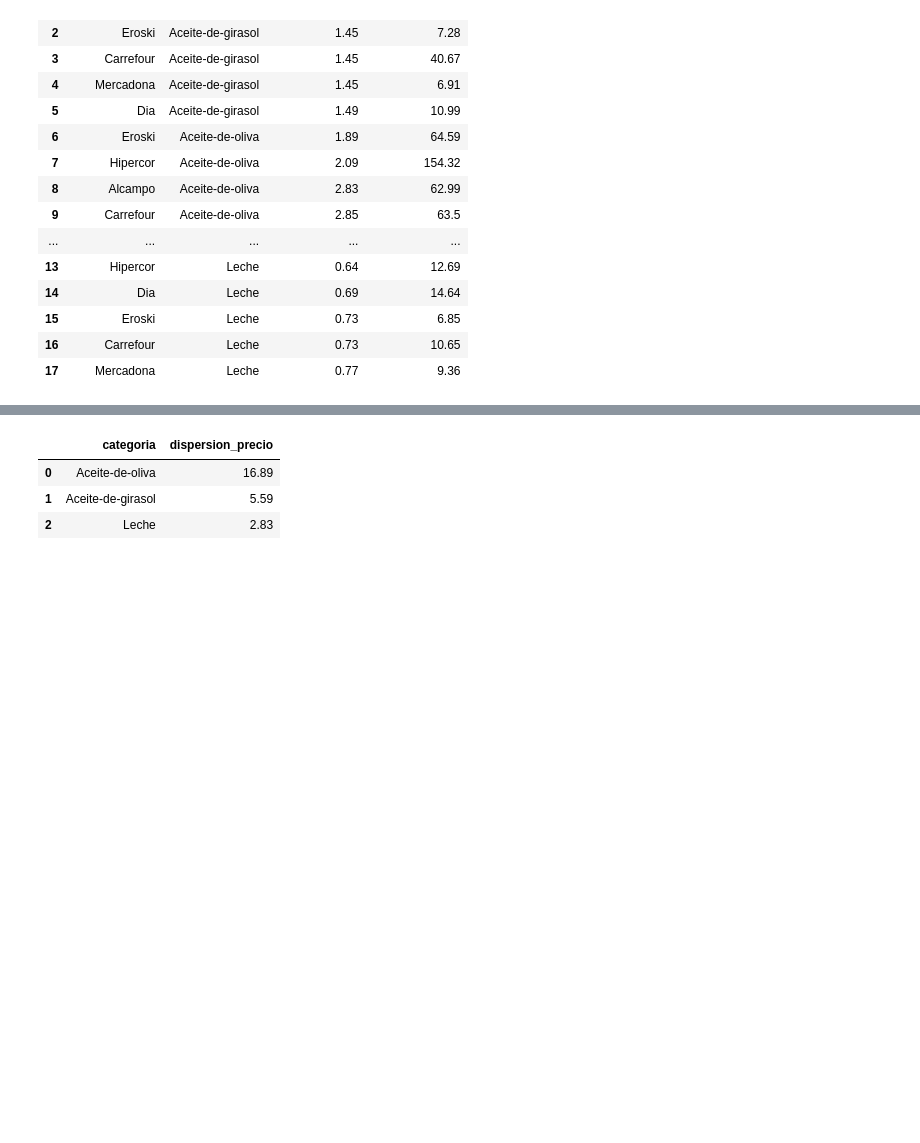
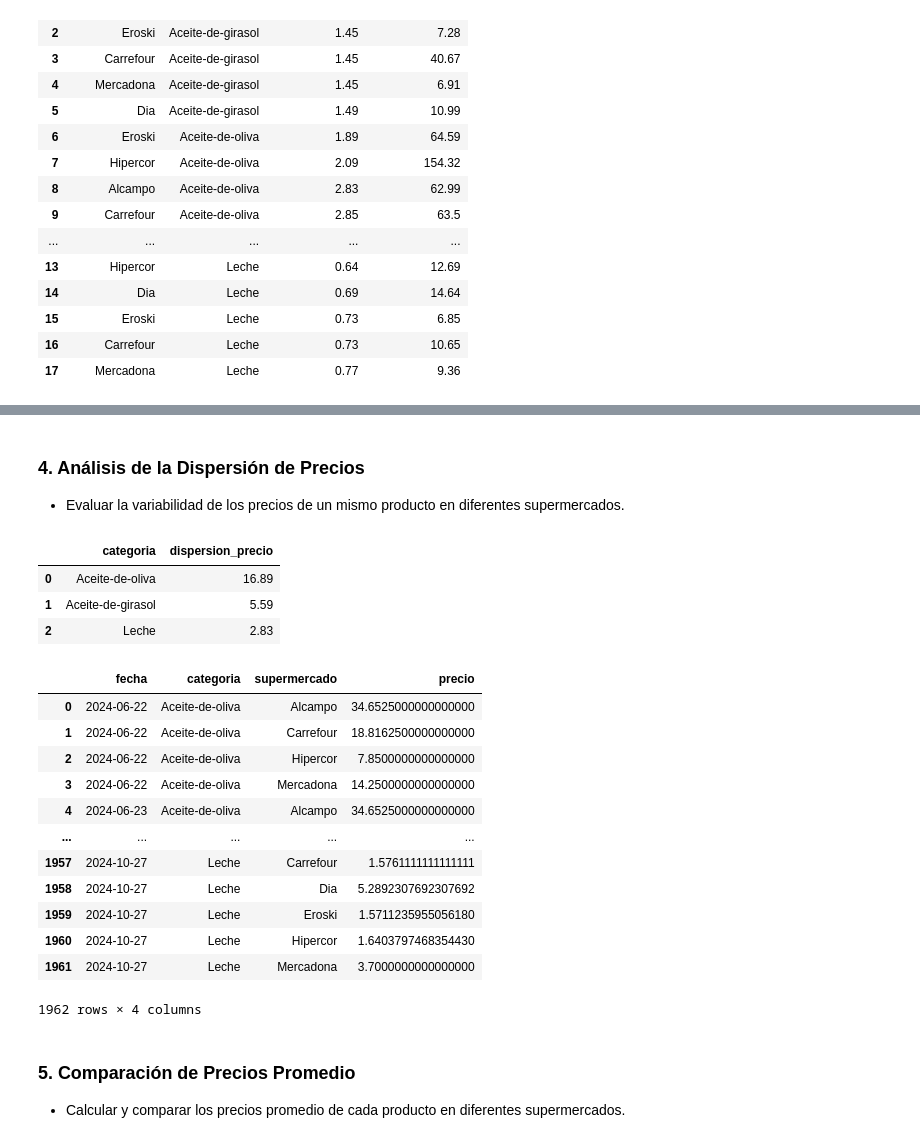
Before and after one commit to davfranco1/Proyecto4-AnalisisFacua, a Jupyter notebook: notebooks/3_QueriesVisualizaciónAnálisis.ipynb, the cells around one changed output, grey strips where cells are left out. Saved outputs shown, nothing was run; the diff lists cells and outputs as text; code cells hidden in the pictures; blank space fills up the shorter version.

```diff
--- a/notebooks/3_QueriesVisualizaciónAnálisis.ipynb
+++ b/notebooks/3_QueriesVisualizaciónAnálisis.ipynb
@@ -269,6 +281,10 @@ fig3.update_layout(
 
 
 fig3.show()
+# %% [markdown]
+### 4. Análisis de la Dispersión de Precios
+
+- Evaluar la variabilidad de los precios de un mismo producto en diferentes supermercados.
 # %%
 query4 = '''
 SELECT
@@ -292,3 +308,36 @@ resultado4
 | 0 | Aceite-de-oliva | 16.89 |
 | 1 | Aceite-de-girasol | 5.59 |
 | 2 | Leche | 2.83 |
+# %%
+query4_1 = '''
+SELECT
+    h.fecha,
+    c.nombre AS categoria,
+    s.nombre AS supermercado,
+    avg(h.precioeur) AS precio
+FROM
+    historico h
+INNER JOIN
+    categorias c ON h.id_categoria = c.id_categoria
+INNER JOIN
+    supermercados s ON h.id_supermercado = s.id_supermercado
+GROUP BY
+    h.fecha, c.nombre, s.nombre;
+'''
+# %%
+resultado4_1 = sf.dbeaver_fetch(sf.dbeaver_conexion("Facua"),query4_1)
+resultado4_1
+# %% [output]
+|  | fecha | categoria | supermercado | precio |
+| 0 | 2024-06-22 | Aceite-de-oliva | Alcampo | 34.6525000000000000 |
+| 1 | 2024-06-22 | Aceite-de-oliva | Carrefour | 18.8162500000000000 |
+| 2 | 2024-06-22 | Aceite-de-oliva | Hipercor | 7.8500000000000000 |
+| 3 | 2024-06-22 | Aceite-de-oliva | Mercadona | 14.2500000000000000 |
+| 4 | 2024-06-23 | Aceite-de-oliva | Alcampo | 34.6525000000000000 |
+| ... | ... | ... | ... | ... |
+| 1957 | 2024-10-27 | Leche | Carrefour | 1.5761111111111111 |
+| 1958 | 2024-10-27 | Leche | Dia | 5.2892307692307692 |
+| 1959 | 2024-10-27 | Leche | Eroski | 1.5711235955056180 |
+| 1960 | 2024-10-27 | Leche | Hipercor | 1.6403797468354430 |
+| 1961 | 2024-10-27 | Leche | Mercadona | 3.7000000000000000 |
+1962 rows × 4 columns
@@ -295,3 +383,7 @@ resultado4
+# %% [markdown]
+### 5. Comparación de Precios Promedio
+
+- Calcular y comparar los precios promedio de cada producto en diferentes supermercados.
 # %%
 query5 = '''
 SELECT
```
Also changed, not shown: parts of 19 cells of this notebook, 8 other files.
